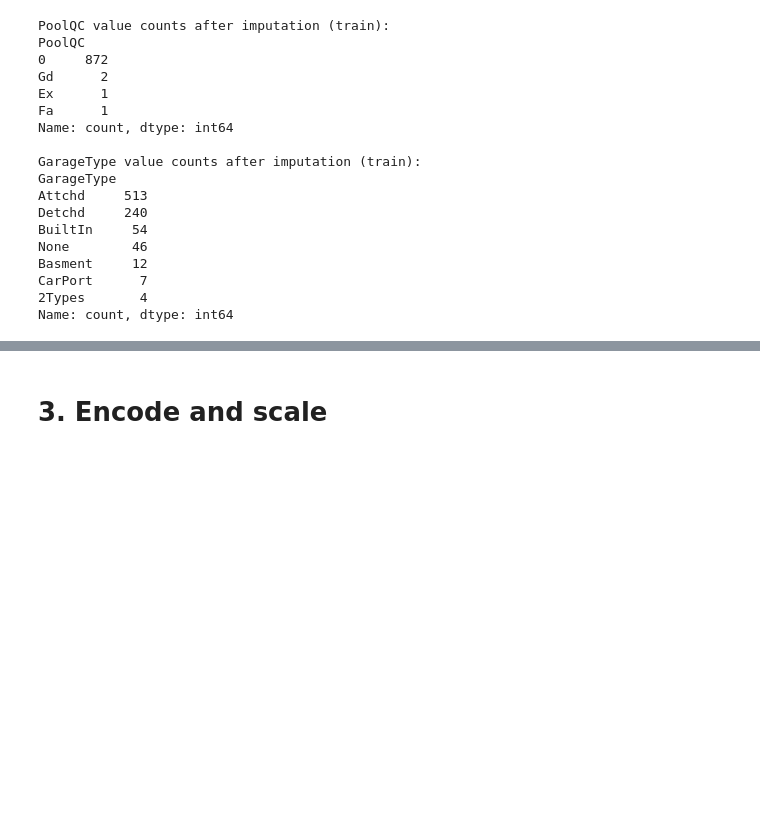
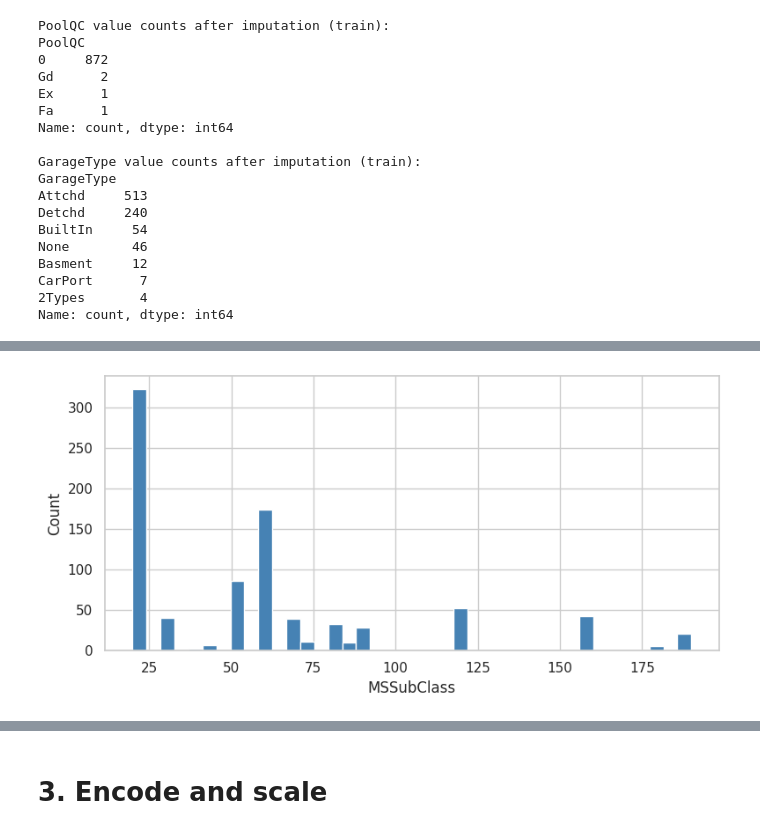
Before and after one commit to S0l0m4n/aie2-real-estate-agent, a Jupyter notebook: data/w2_real_estate_agent.ipynb, the cells around one changed output, grey strips where cells are left out. Drawn from its saved outputs; the diff is of its cells as text; code cells hidden in the pictures; blank space fills up the shorter version.

```diff
--- a/data/w2_real_estate_agent.ipynb
+++ b/data/w2_real_estate_agent.ipynb
@@ -709,0 +725,10 @@ Name: count, dtype: int64
+# %%
+# Check MSSubClass
+plt.figure(figsize=(8, 4))
+X_train['MSSubClass'].hist(bins=40, color='steelblue', edgecolor='white')
+plt.xlabel('MSSubClass')
+plt.ylabel('Count')
+plt.tight_layout()
+plt.show()
+# %% [output]
+[figure, added]
```
Also changed, not shown: parts of 22 cells of this notebook, 1 other file.
